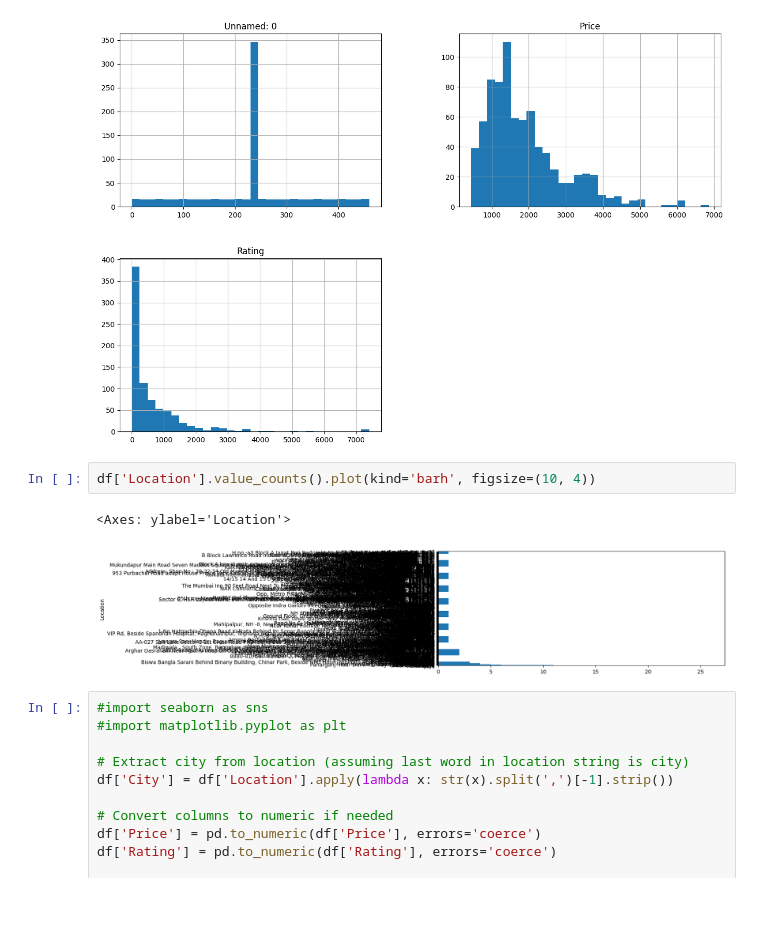
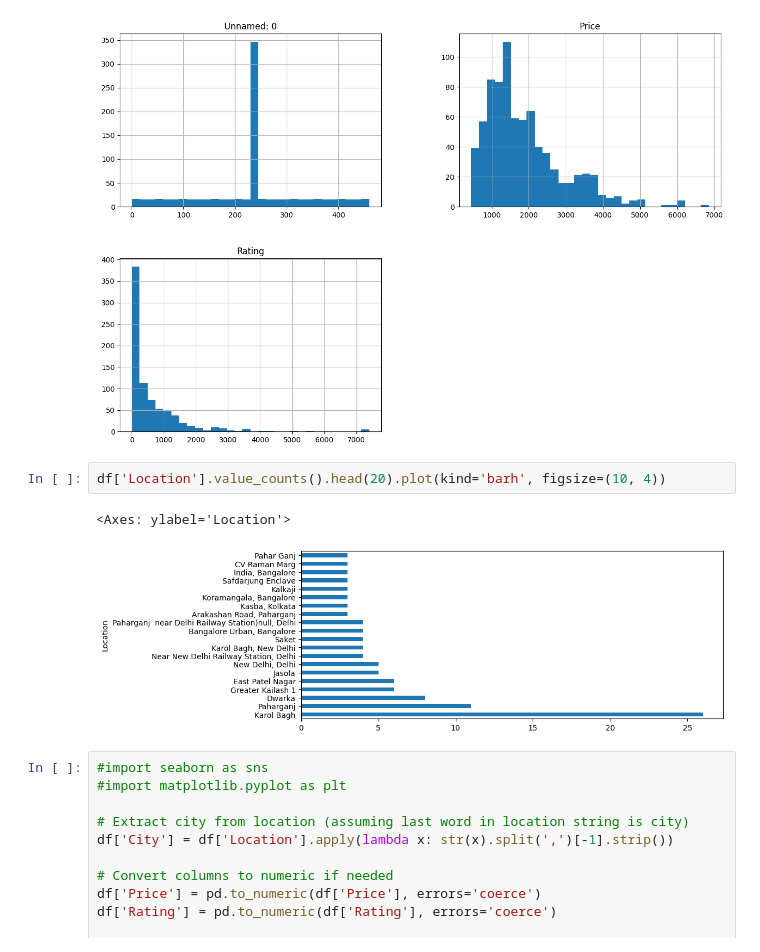
Before and after one commit to sananda2005/Airbnb-Booking-Analysis, a Jupyter notebook: Investment_Insights_into_OYO_Hotels_A_Data_Driven_Location_&_Feature_Analysis.ipynb, the cells around one changed output. Drawn from its saved outputs; the diff is of its cells as text; blank space fills up the shorter version.

```diff
--- a/Investment_Insights_into_OYO_Hotels_A_Data_Driven_Location_&_Feature_Analysis.ipynb
+++ b/Investment_Insights_into_OYO_Hotels_A_Data_Driven_Location_&_Feature_Analysis.ipynb
@@ -121,10 +131,10 @@ plt.show()
 # %% [output]
 [figure]
 # %%
-df['Location'].value_counts().plot(kind='barh', figsize=(10, 4))
+df['Location'].value_counts().head(20).plot(kind='barh', figsize=(10, 4))
 # %% [output]
 <Axes: ylabel='Location'>
-[figure, old version]
+[figure, new version]
 # %%
 #import seaborn as sns
 #import matplotlib.pyplot as plt
```
Also changed, not shown: parts of 8 cells of this notebook.
